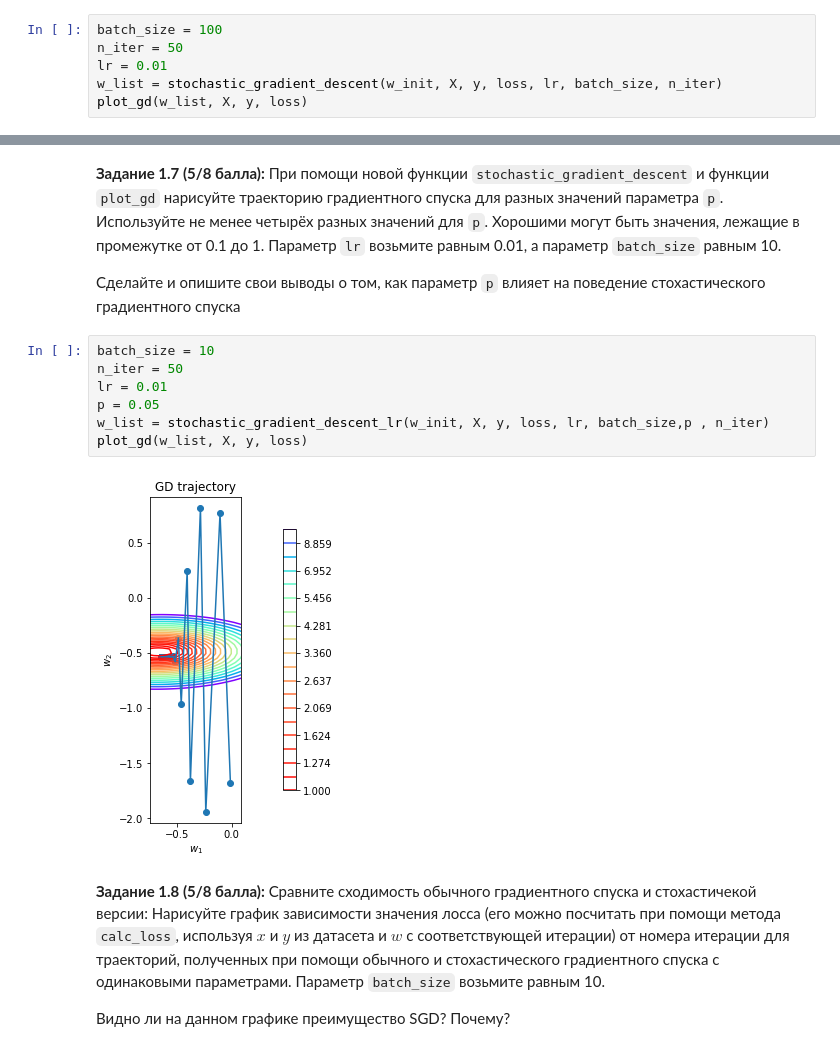
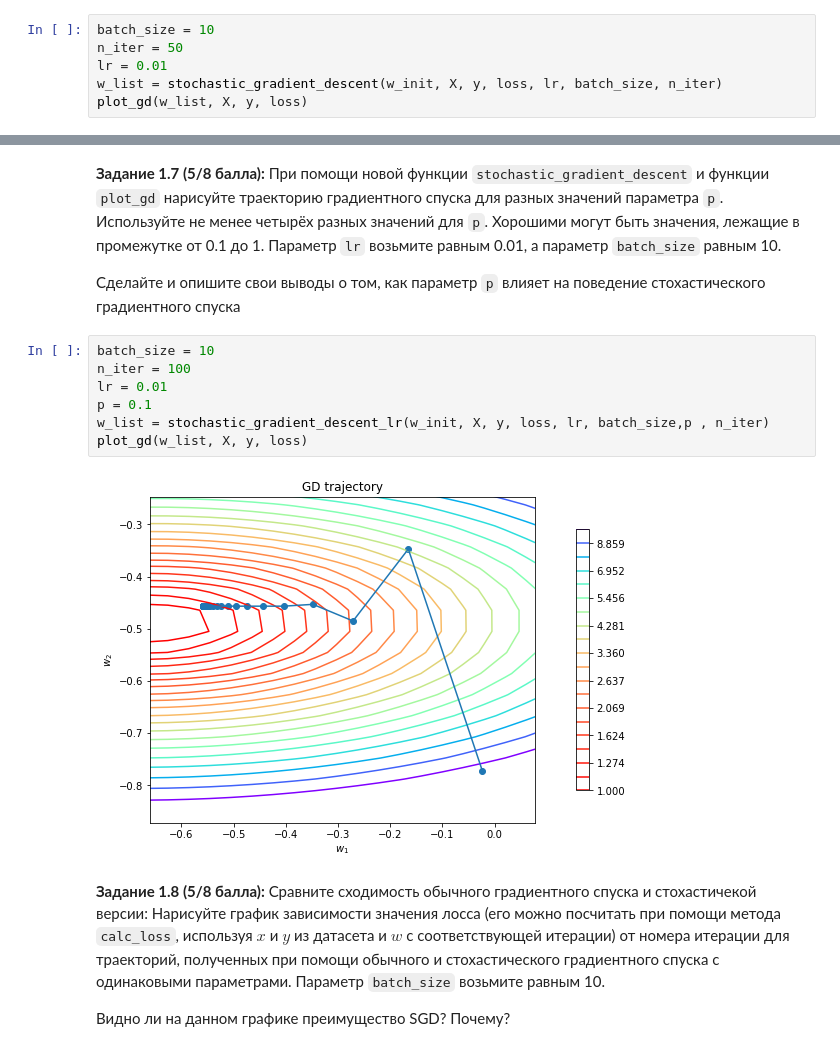
Before and after one commit to sliemilya/IAD_Ilya_Golubev, a Jupyter notebook: hw05_gd.ipynb, the cells around one changed output, grey strips where cells are left out. Cells and saved outputs as stored; diff of their text form.

```diff
--- a/hw05_gd.ipynb
+++ b/hw05_gd.ipynb
@@ -344,7 +344,7 @@ def stochastic_gradient_descent(w_init: np.ndarray, X: np.ndarray, y: np.ndarray
 
 Обратите внимание, что в нашем датасете всего 300 объектов, так что `batch_size` больше этого числа не будет иметь смысла.
 # %%
-batch_size = 100
+batch_size = 10
 n_iter = 50
 lr = 0.01
 w_list = stochastic_gradient_descent(w_init, X, y, loss, lr, batch_size, n_iter)
@@ -404,13 +404,13 @@ def stochastic_gradient_descent_lr(w_init: np.ndarray, X: np.ndarray, y: np.ndar
 Сделайте и опишите свои выводы о том, как параметр `p` влияет на поведение стохастического градиентного спуска
 # %%
 batch_size = 10
-n_iter = 50
+n_iter = 100
 lr = 0.01
-p = 0.05
+p = 0.1
 w_list = stochastic_gradient_descent_lr(w_init, X, y, loss, lr, batch_size,p , n_iter)
 plot_gd(w_list, X, y, loss)
 # %% [output]
-[figure, old version]
+[figure, new version]
 # %% [markdown]
 **Задание 1.8 (5/8 балла):** Сравните сходимость обычного градиентного спуска и стохастичекой версии:
 Нарисуйте график зависимости значения лосса (его можно посчитать при помощи метода `calc_loss`, используя $x$ и $y$ из датасета и $w$ с соответствующей итерации) от номера итерации для траекторий, полученных при помощи обычного и стохастического градиентного спуска с одинаковыми параметрами. Параметр `batch_size` возьмите равным 10.
```
Also changed, not shown: parts of 10 cells of this notebook.
